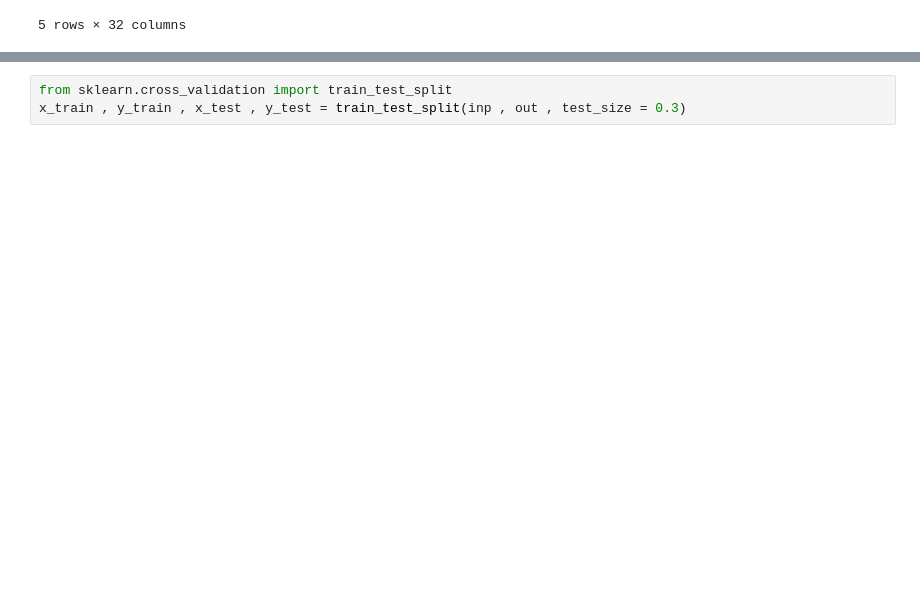
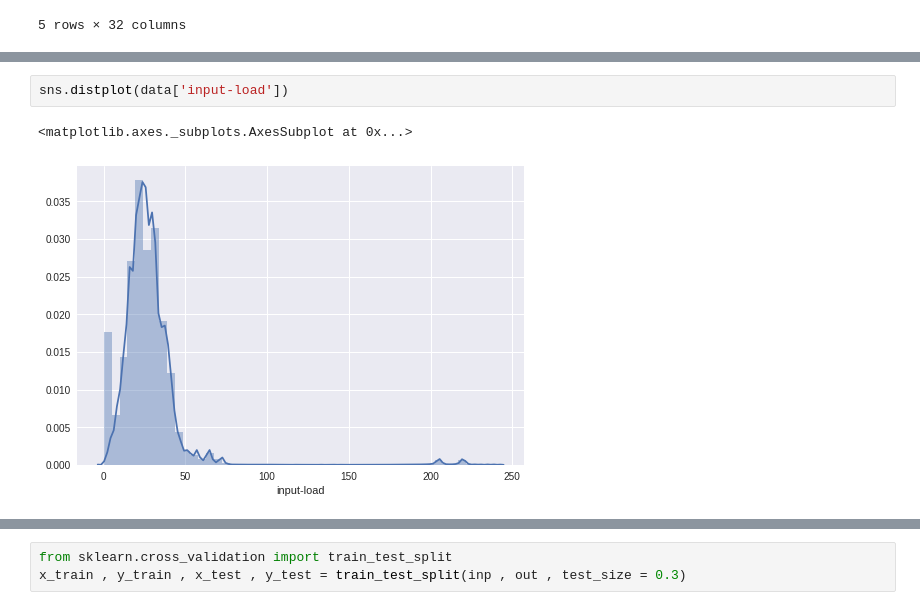
Before and after one commit to Shreyas3108/Multipath-selection-using-ML, a Jupyter notebook: TreeClass.ipynb, the cells around one changed output, grey strips where cells are left out. Saved outputs shown, nothing was run; the diff lists cells and outputs as text; blank space fills up the shorter version.

```diff
--- a/TreeClass.ipynb
+++ b/TreeClass.ipynb
@@ -83,0 +70,5 @@ data.head()
+# %%
+sns.distplot(data['input-load'])
+# %% [output]
+<matplotlib.axes._subplots.AxesSubplot at 0x...>
+[figure, added]
```
Also changed, not shown: parts of 20 cells of this notebook.
